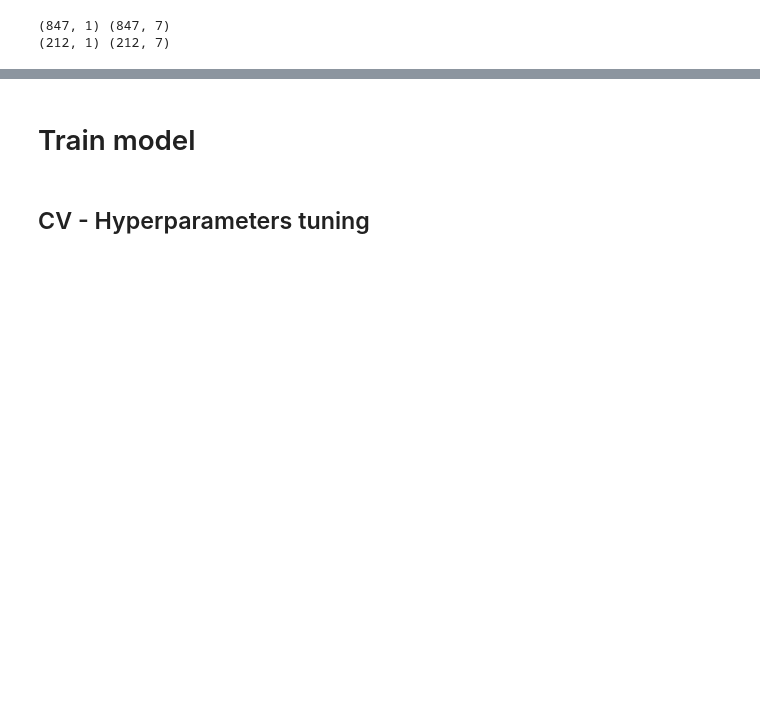
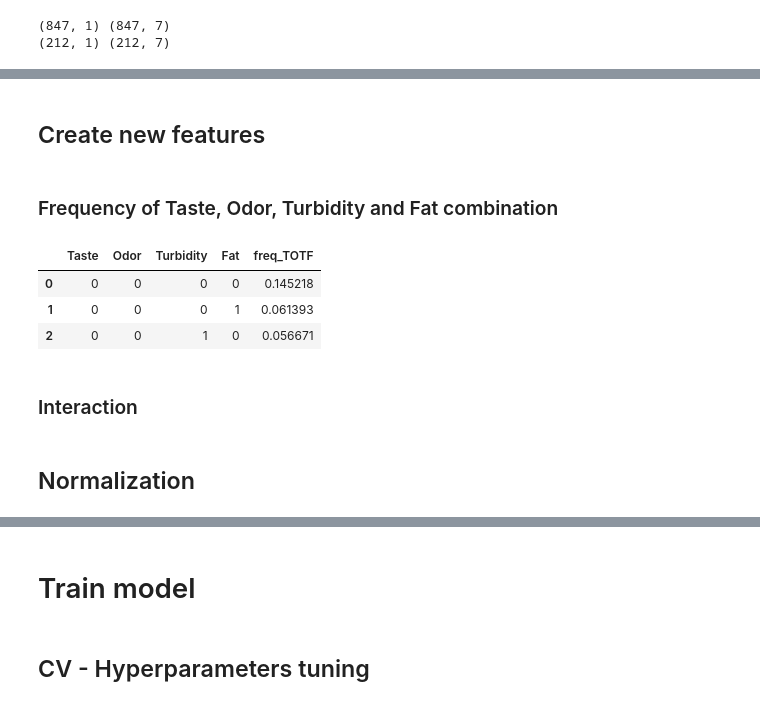
Before and after one commit to kulaphongj/milk_quality_prediction, a Jupyter notebook: 2_modelling_v02_RF.ipynb, the cells around one changed output, grey strips where cells are left out. Saved outputs shown, nothing was run; the diff lists cells and outputs as text; code cells hidden in the pictures; blank space fills up the shorter version.

```diff
--- a/2_modelling_v02_RF.ipynb
+++ b/2_modelling_v02_RF.ipynb
@@ -84,0 +82,15 @@ print(y_tst.shape, X_tst.shape)
+# %% [markdown]
+## Create new features
+# %% [markdown]
+### Frequency of Taste, Odor, Turbidity and Fat combination
+# %%
+list_freq_int = ['Taste', 'Odor', 'Turbidity', 'Fat']
+df_trn_db_freq = df_trn[list_freq_int+['pH']].groupby(list_freq_int).count()/df_trn.shape[0]
+df_trn_db_freq.columns = ['freq_TOTF']
+df_trn_db_freq = df_trn_db_freq.reset_index()
+df_trn_db_freq.head(3)
+# %% [output]
+|  | Taste | Odor | Turbidity | Fat | freq_TOTF |
+| 0 | 0 | 0 | 0 | 0 | 0.145218 |
+| 1 | 0 | 0 | 0 | 1 | 0.061393 |
+| 2 | 0 | 0 | 1 | 0 | 0.056671 |
@@ -84,0 +102,2 @@ print(y_tst.shape, X_tst.shape)
+# %% [markdown]
+### Interaction
@@ -85,3 +118,5 @@ print(y_tst.shape, X_tst.shape)
+# %% [markdown]
+## Normalization
 # %%
 # Scaler
 scaler = StandardScaler()
```
Also changed, not shown: parts of 19 cells of this notebook, 2 other files.
